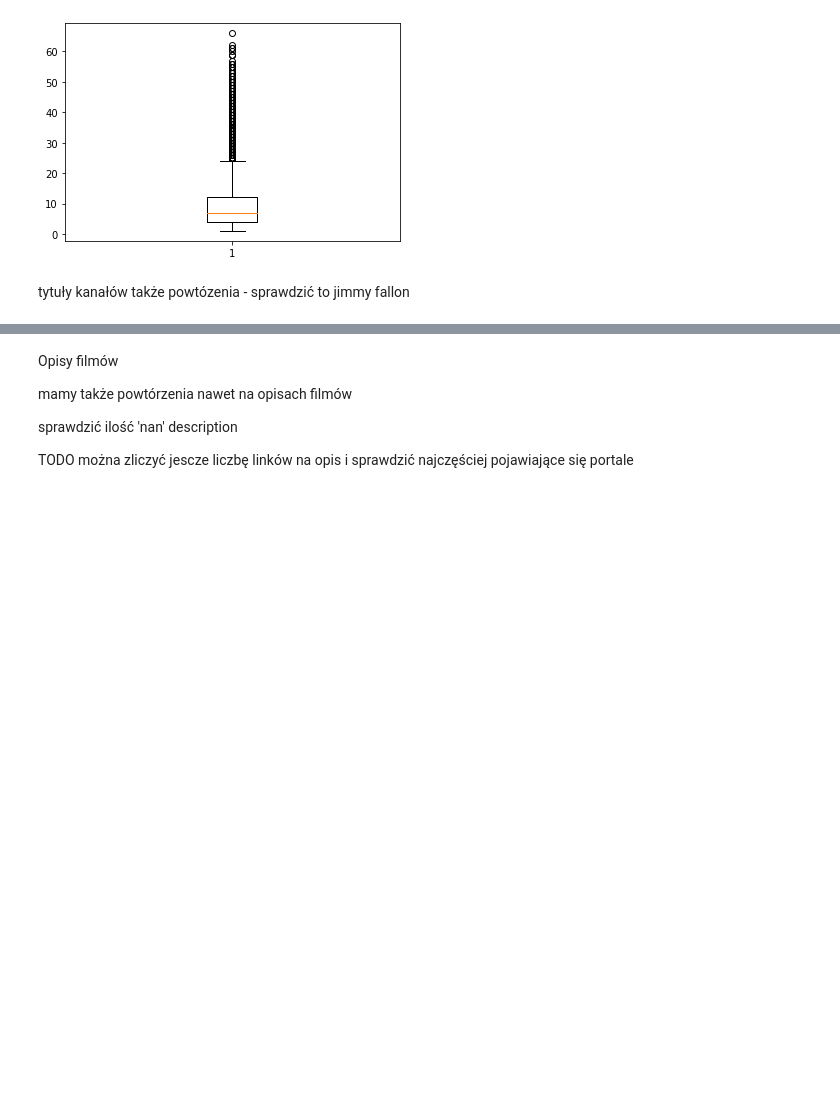
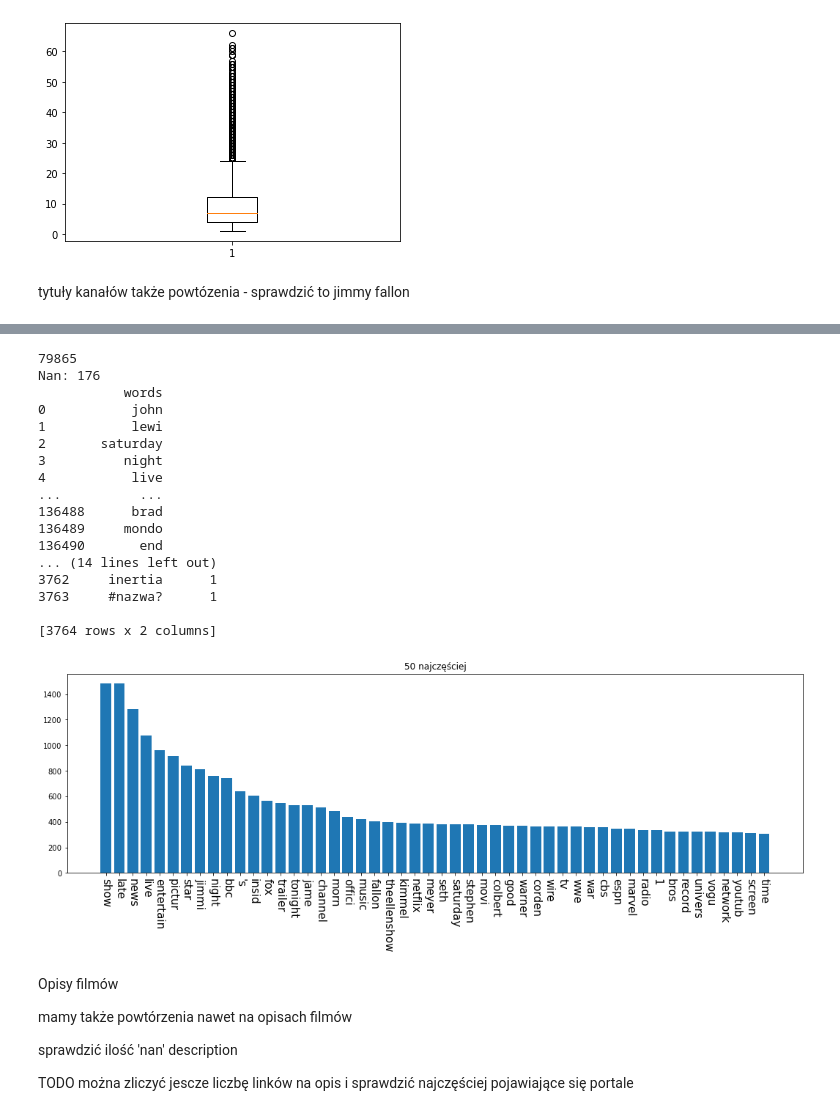
Before and after one commit to DominikKossinski/PED, a Jupyter notebook: ped.ipynb, the cells around one changed output, grey strips where cells are left out. Drawn from its saved outputs; the diff is of its cells as text; code cells hidden in the pictures; blank space fills up the shorter version.

```diff
--- a/ped.ipynb
+++ b/ped.ipynb
@@ -350,6 +355,68 @@ max     405.000000
 
 [3099 rows x 2 columns]
 [figure]
+# %%
+channel_title_nan_count = 0
+if os.path.exists("channel_title_words.csv"):
+    words = pd.read_csv("channel_title_words.csv")
+    words = words["words"].to_frame()
+    with open("tokenized_channel_titles.json", "r") as file:
+        tokenized_channel_titles = json.load(file)
+        file.close()
+    for i in tqdm(tokenized_channel_titles):
+        if not i:
+            channel_title_nan_count += 1
+else:
+    words = pd.DataFrame()
+    tokenized_channel_titles = []
+    for i in tqdm(range(len(videos))):
+        text = videos["channel_title"].iloc[i]
+        if isinstance(text, str):
+            tokens = Tokenizer.tokenize(text)
+            tokenized_channel_titles.append(tokens)
+            words = words.append(pd.DataFrame(data={"words": Tokenizer.tokenize(videos["channel_title"].iloc[i])}), ignore_index=True)
+        elif isinstance(text, float):
+            if math.isnan(text):
+                channel_title_nan_count += 1
+                tokenized_channel_titles.append([])
+        else:
+            print(text, type(text))
+            tokenized_channel_titles.append([])
+    words.to_csv("channel_title_words.csv")
+    with open("tokenized_channel_titles.json", "w") as file:
+        json.dump(tokenized_channel_titles, file)
+        file.close()
+print(len(tokenized_channel_titles))
+print(f"Nan: {channel_title_nan_count}")
+print(words)
+words_counts = words.value_counts()
+words_counts = words_counts.rename_axis("words").reset_index(name="count")
+print(words_counts)
+wh = words_counts.head(50)
+plt.subplots(figsize=(18,5))
+plt.bar(wh["words"], wh["count"])
+plt.title("50 najczęściej")
+plt.xticks(rotation=270, fontsize=15)
+plt.show()
+# %% [output]
+79865
+Nan: 176
+           words
+0           john
+1           lewi
+2       saturday
+3          night
+4           live
+...          ...
+136488      brad
+136489     mondo
+136490       end
+... (14 lines left out)
+3762     inertia      1
+3763     #nazwa?      1
+
+[3764 rows x 2 columns]
+[figure, added]
 # %% [markdown]
 Opisy filmów
 
```
Also changed, not shown: parts of 11 cells of this notebook, 15 other files.
